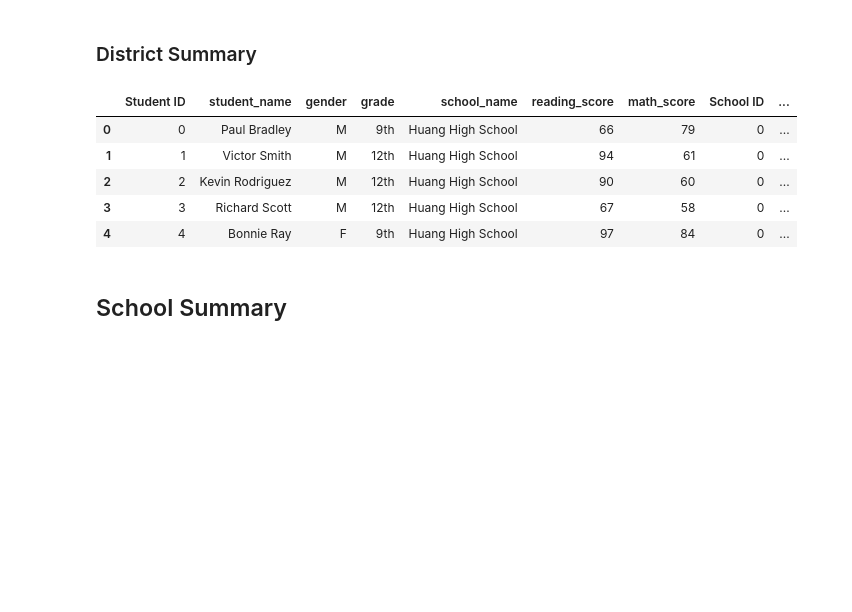
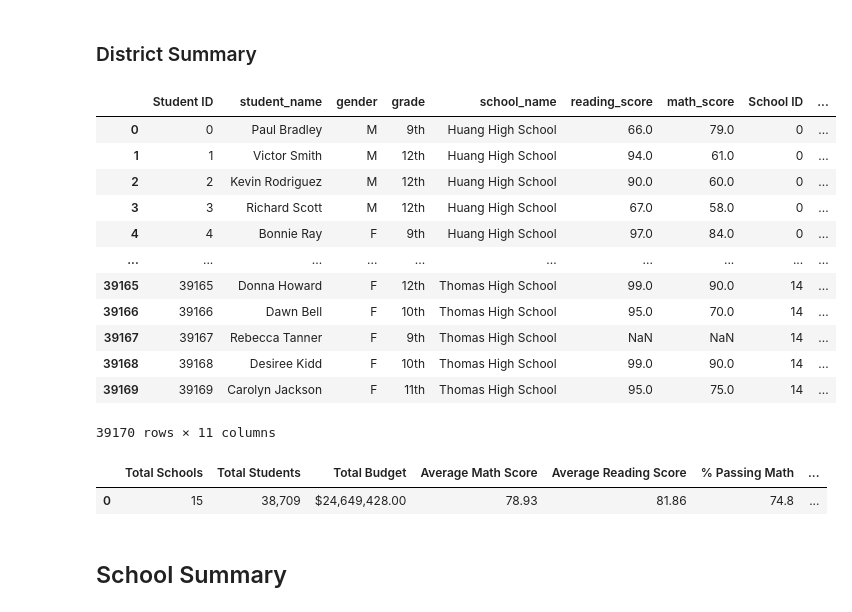
Before and after one commit to justicecodes/education_analysis, a Jupyter notebook: PyCitySchools_Challenge_testing.ipynb, the cells around one changed output. Drawn from its saved outputs; the diff is of its cells as text; code cells hidden in the pictures; blank space fills up the shorter version.

Commit message:
added analysis for Thomas HS, edited percents in overall chart, scores by grade

```diff
--- a/PyCitySchools_Challenge_testing.ipynb
+++ b/PyCitySchools_Challenge_testing.ipynb
@@ -90,13 +69,20 @@ student_data_df.loc[student_data_df["reading_score"].isnull()].head(20)
 # %%
 # Combine the data into a single dataset
 school_data_complete_df = pd.merge(student_data_df, school_data_df, how="left", on=["school_name", "school_name"])
-school_data_complete_df.head()
+school_data_complete_df
 # %% [output]
 |  | Student ID | student_name | gender | grade | school_name | reading_score | math_score | School ID | ... |
-| 0 | 0 | Paul Bradley | M | 9th | Huang High School | 66 | 79 | 0 | ... |
-| 1 | 1 | Victor Smith | M | 12th | Huang High School | 94 | 61 | 0 | ... |
-| 2 | 2 | Kevin Rodriguez | M | 12th | Huang High School | 90 | 60 | 0 | ... |
-| 3 | 3 | Richard Scott | M | 12th | Huang High School | 67 | 58 | 0 | ... |
-| 4 | 4 | Bonnie Ray | F | 9th | Huang High School | 97 | 84 | 0 | ... |
+| 0 | 0 | Paul Bradley | M | 9th | Huang High School | 66.0 | 79.0 | 0 | ... |
+| 1 | 1 | Victor Smith | M | 12th | Huang High School | 94.0 | 61.0 | 0 | ... |
+| 2 | 2 | Kevin Rodriguez | M | 12th | Huang High School | 90.0 | 60.0 | 0 | ... |
+| 3 | 3 | Richard Scott | M | 12th | Huang High School | 67.0 | 58.0 | 0 | ... |
+| 4 | 4 | Bonnie Ray | F | 9th | Huang High School | 97.0 | 84.0 | 0 | ... |
+| ... | ... | ... | ... | ... | ... | ... | ... | ... | ... |
+| 39165 | 39165 | Donna Howard | F | 12th | Thomas High School | 99.0 | 90.0 | 14 | ... |
+| 39166 | 39166 | Dawn Bell | F | 10th | Thomas High School | 95.0 | 70.0 | 14 | ... |
+| 39167 | 39167 | Rebecca Tanner | F | 9th | Thomas High School | NaN | NaN | 14 | ... |
+| 39168 | 39168 | Desiree Kidd | F | 10th | Thomas High School | 99.0 | 90.0 | 14 | ... |
+| 39169 | 39169 | Carolyn Jackson | F | 11th | Thomas High School | 95.0 | 75.0 | 14 | ... |
+39170 rows × 11 columns
 # %%
 # Calculate the Totals (Schools and Students)
@@ -139,5 +133,5 @@ overall_passing_math_reading_count = passing_math_reading["student_name"].count(
 # %%
-# Create a DataFrame
+# Adding a list of values with keys to create a new DataFrame.
 district_summary_df = pd.DataFrame(
           [{"Total Schools": school_count,
           "Total Students": student_count,
@@ -146,23 +140,27 @@ district_summary_df = pd.DataFrame(
           "Average Reading Score": average_reading_score,
           "% Passing Math": passing_math_percentage,
          "% Passing Reading": passing_reading_percentage,
-        "% Overall Passing": overall_passing_percentage}])
+        "% Overall Passing": passing_percentage}])
+# Format columns to have the comma for a thousands separator, decimal separator, $, and/or correct decimal places.
+district_summary_df["Total Students"] = district_summary_df["Total Students"].map("{:,}".format)
 
+district_summary_df["Total Budget"] = district_summary_df["Total Budget"].map("${:,.2f}".format)
 
+district_summary_df["Average Math Score"] = district_summary_df["Average Math Score"].map("{:.2f}".format)
 
-# Format the "Total Students" to have the comma for a thousands separator.
-district_summary_df["Total Students"] = district_summary_df["Total Students"].map("{:,}".format)
-# Format the "Total Budget" to have the comma for a thousands separator, a decimal separator and a "$".
-district_summary_df["Total Budget"] = district_summary_df["Total Budget"].map("${:,.2f}".format)
-# Format the columns.
-district_summary_df["Average Math Score"] = district_summary_df["Average Math Score"].map("{:.1f}".format)
-district_summary_df["Average Reading Score"] = district_summary_df["Average Reading Score"].map("{:.1f}".format)
+district_summary_df["Average Reading Score"] = district_summary_df["Average Reading Score"].map("{:.2f}".format)
+
 district_summary_df["% Passing Math"] = district_summary_df["% Passing Math"].map("{:.1f}".format)
+
 district_summary_df["% Passing Reading"] = district_summary_df["% Passing Reading"].map("{:.1f}".format)
+
 district_summary_df["% Overall Passing"] = district_summary_df["% Overall Passing"].map("{:.1f}".format)
 
-# Display the data frame
+# Display the data frame with NEW STUDENT COUNT
 district_summary_df
+# %% [output]
+|  | Total Schools | Total Students | Total Budget | Average Math Score | Average Reading Score | % Passing Math | ... |
+| 0 | 15 | 38,709 | $24,649,428.00 | 78.93 | 81.86 | 74.8 | ... |
 # %% [markdown]
 ##  School Summary
 # %%
```
Also changed, not shown: parts of 37 cells of this notebook, 3 other files.
